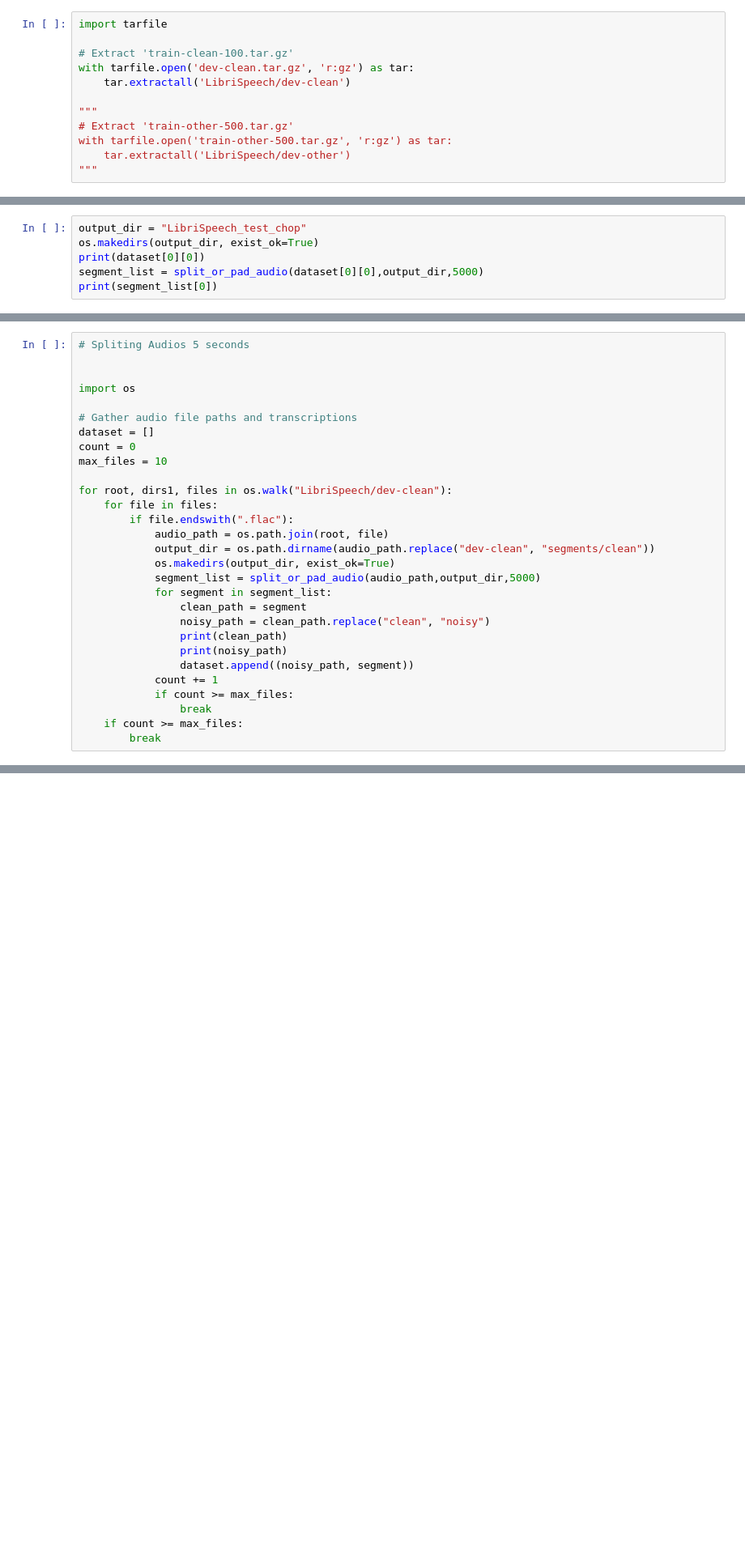
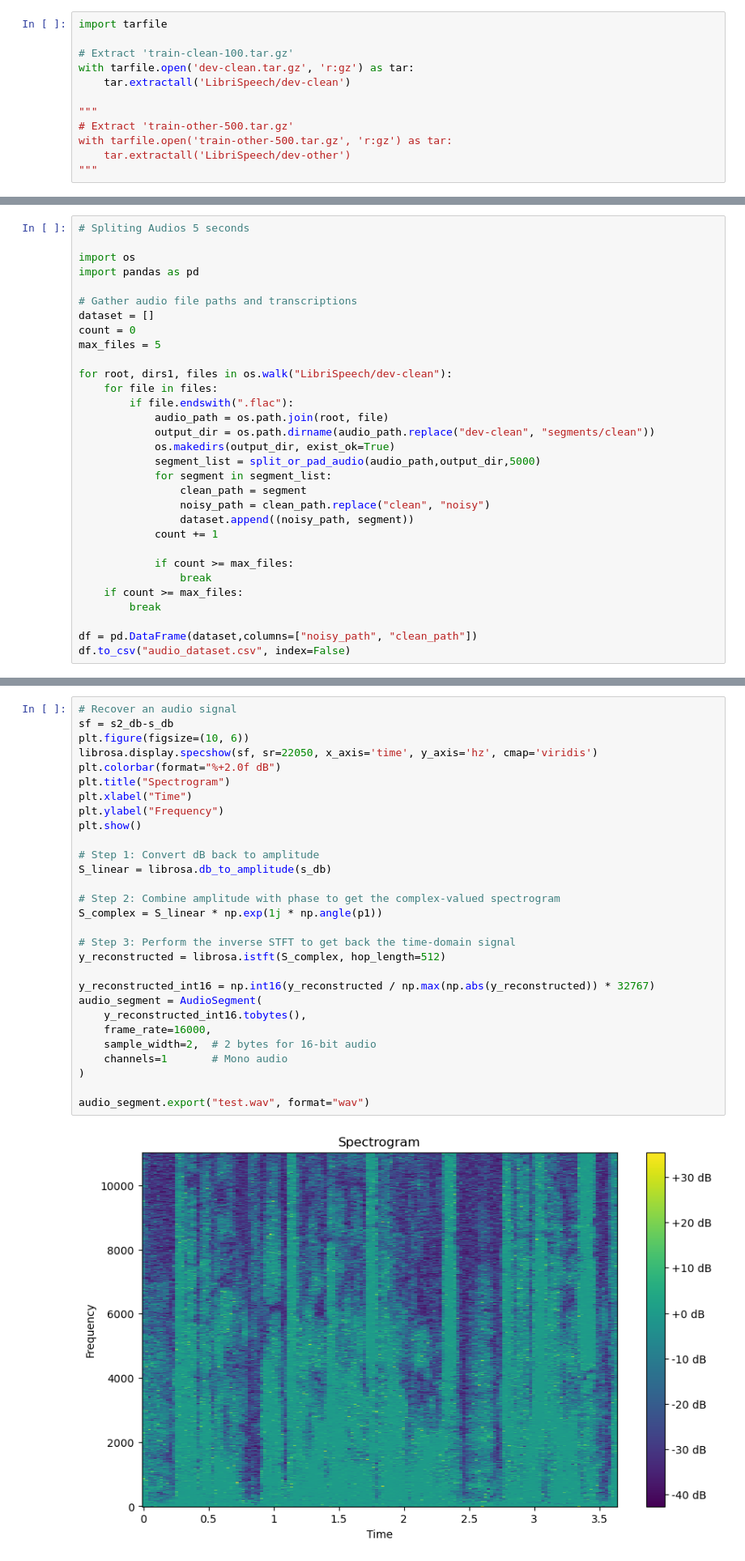
Before and after one commit to adelval-01/Noise_cleaner_DNN, a Jupyter notebook: trabajo.ipynb, the cells around one changed output, grey strips where cells are left out. Shown at 81% size. Saved outputs shown, nothing was run; the diff lists cells and outputs as text; blank space fills up the shorter version.

```diff
--- a/trabajo.ipynb
+++ b/trabajo.ipynb
@@ -118,9 +115,3 @@ print(path_noisy)
 # Export the segment
 audio.export(path, format="wav")
 nossy_aud.export(path_noisy, format="wav")
-# %%
-output_dir = "LibriSpeech_test_chop"
-os.makedirs(output_dir, exist_ok=True)
-print(dataset[0][0])
-segment_list = split_or_pad_audio(dataset[0][0],output_dir,5000)
-print(segment_list[0])
@@ -130,13 +120,13 @@ LibriSpeech_test_chop/652-130726-0024_seg_0.wav
 # %%
 # Spliting Audios 5 seconds
 
-
 import os
+import pandas as pd
 
 # Gather audio file paths and transcriptions
 dataset = []
 count = 0
-max_files = 10
+max_files = 5
 
 for root, dirs1, files in os.walk("LibriSpeech/dev-clean"):
     for file in files:
@@ -148,11 +138,13 @@ for root, dirs1, files in os.walk("LibriSpeech/dev-clean"):
             for segment in segment_list:
                 clean_path = segment
                 noisy_path = clean_path.replace("clean", "noisy")
-                print(clean_path)
-                print(noisy_path)
                 dataset.append((noisy_path, segment))
             count += 1
+
             if count >= max_files:
                 break
     if count >= max_files:
         break
+
+df = pd.DataFrame(dataset,columns=["noisy_path", "clean_path"])
+df.to_csv("audio_dataset.csv", index=False)
@@ -192,0 +241,31 @@ LibriSpeech/segments/clean/LibriSpeech/segments/clean/652/130726/652-130726-0024
+# %%
+# Recover an audio signal
+sf = s2_db-s_db
+plt.figure(figsize=(10, 6))
+librosa.display.specshow(sf, sr=22050, x_axis='time', y_axis='hz', cmap='viridis')
+plt.colorbar(format="%+2.0f dB")
+plt.title("Spectrogram")
+plt.xlabel("Time")
+plt.ylabel("Frequency")
+plt.show()
+
+# Step 1: Convert dB back to amplitude
+S_linear = librosa.db_to_amplitude(s_db)
+
+# Step 2: Combine amplitude with phase to get the complex-valued spectrogram
+S_complex = S_linear * np.exp(1j * np.angle(p1))
+
+# Step 3: Perform the inverse STFT to get back the time-domain signal
+y_reconstructed = librosa.istft(S_complex, hop_length=512)
+
+y_reconstructed_int16 = np.int16(y_reconstructed / np.max(np.abs(y_reconstructed)) * 32767)
+audio_segment = AudioSegment(
+    y_reconstructed_int16.tobytes(),
+    frame_rate=16000,
+    sample_width=2,  # 2 bytes for 16-bit audio
+    channels=1       # Mono audio
+)
+
+audio_segment.export("test.wav", format="wav")
+# %% [output]
+[figure, added]
```
Also changed, not shown: parts of 15 cells of this notebook, 1 other file.
